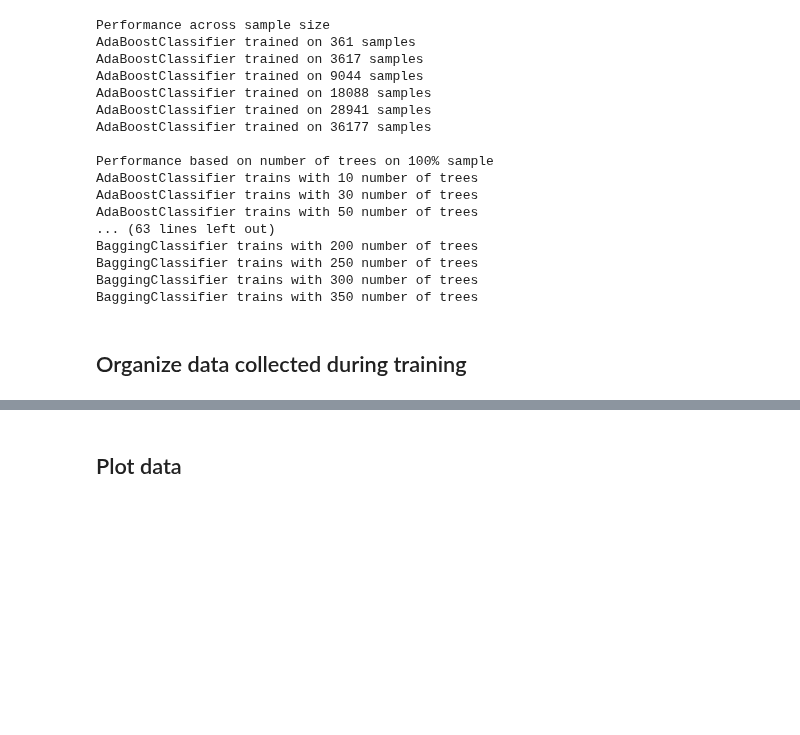
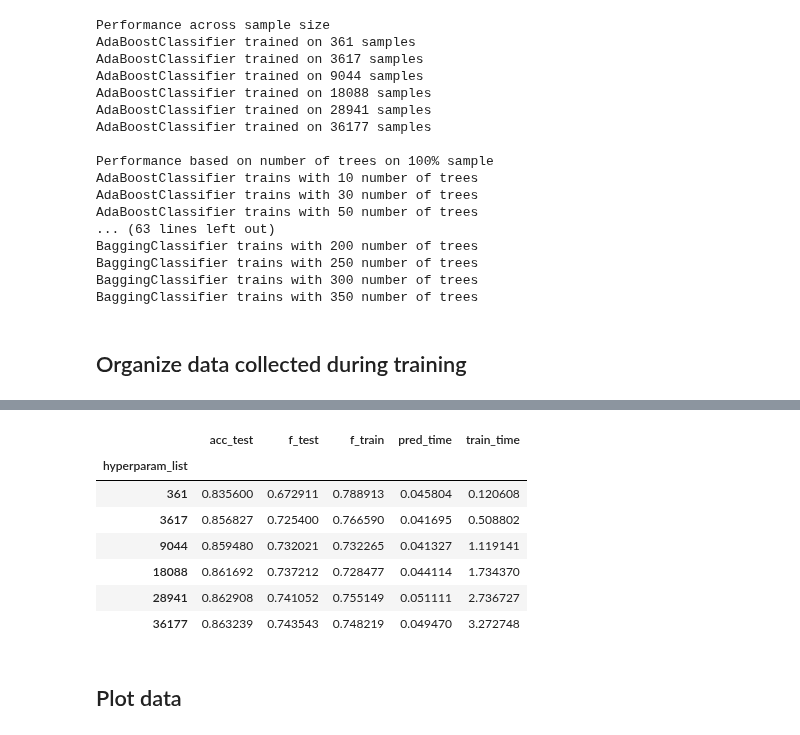
Before and after one commit to palpen/udacity_ml_engineer_projects, a Jupyter notebook: finding_donors/xfinding_donors_XGBoost.ipynb, the cells around one changed output, grey strips where cells are left out. Saved outputs shown, nothing was run; the diff lists cells and outputs as text; code cells hidden in the pictures; blank space fills up the shorter version.

```diff
--- a/finding_donors/xfinding_donors_XGBoost.ipynb
+++ b/finding_donors/xfinding_donors_XGBoost.ipynb
@@ -278,3 +301,14 @@ bag_tree = data_to_df('BaggingClassifier', get_tree_data, num_trees)
+# %%
+xgb_sample
+# %% [output]
+|  | acc_test | f_test | f_train | pred_time | train_time |
+| hyperparam_list |  |  |  |  |  |
+| 361 | 0.835600 | 0.672911 | 0.788913 | 0.045804 | 0.120608 |
+| 3617 | 0.856827 | 0.725400 | 0.766590 | 0.041695 | 0.508802 |
+| 9044 | 0.859480 | 0.732021 | 0.732265 | 0.041327 | 1.119141 |
+| 18088 | 0.861692 | 0.737212 | 0.728477 | 0.044114 | 1.734370 |
+| 28941 | 0.862908 | 0.741052 | 0.755149 | 0.051111 | 2.736727 |
+| 36177 | 0.863239 | 0.743543 | 0.748219 | 0.049470 | 3.272748 |
 # %% [markdown]
 ## Plot data
 # %%
```
Also changed, not shown: parts of 6 cells of this notebook.
